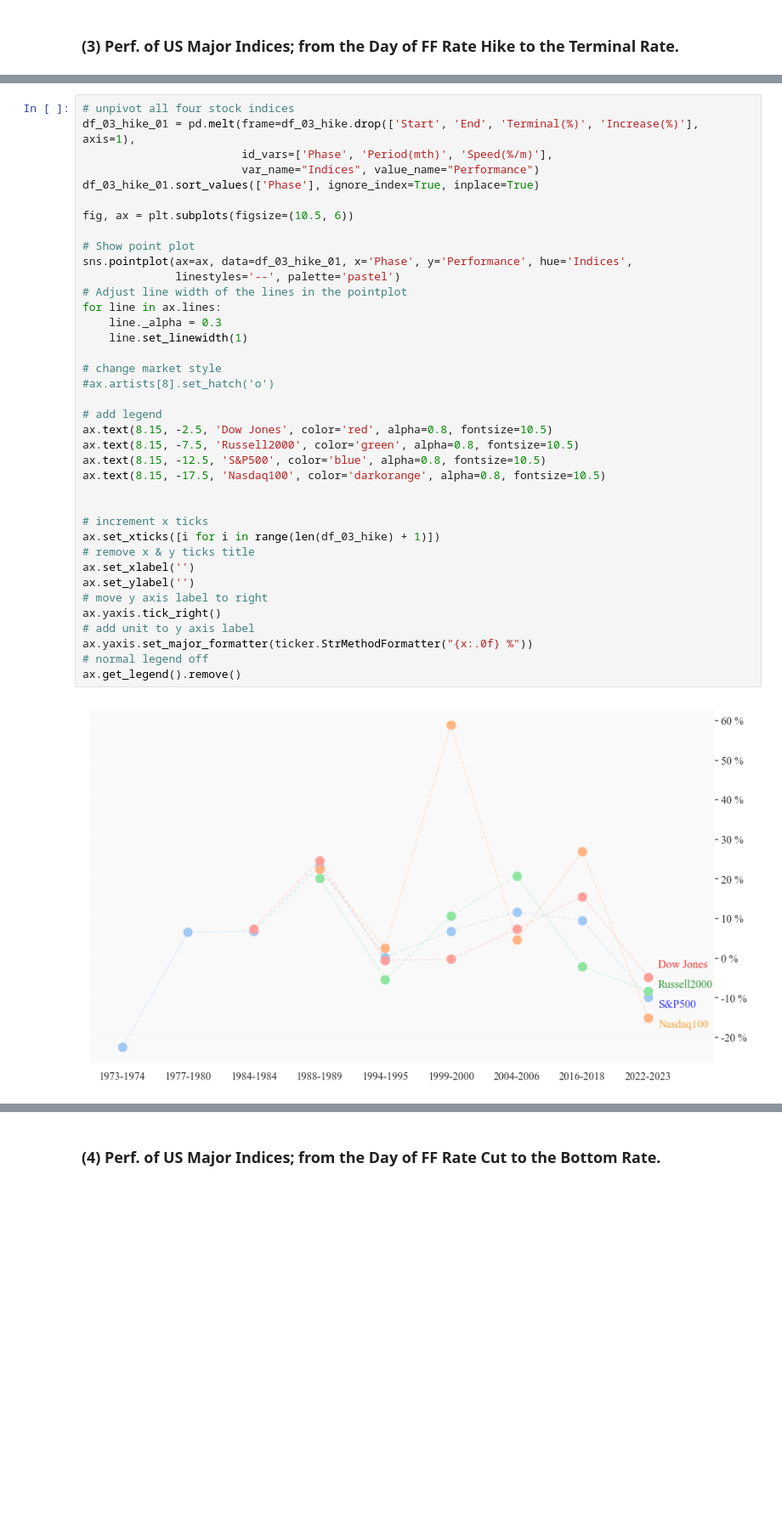
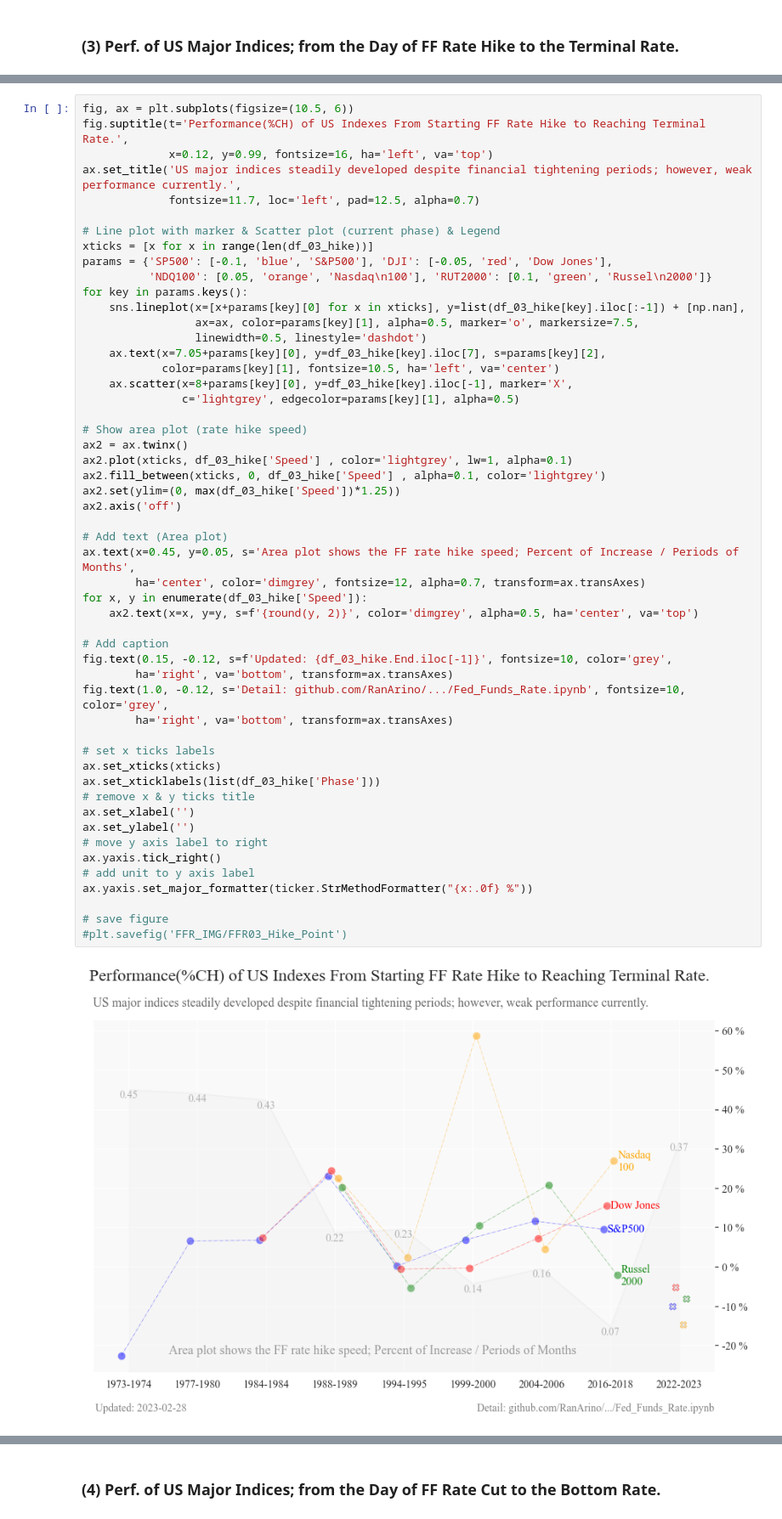
Before and after one commit to RanArino/Data_Analysis_Python, a Jupyter notebook: Finance/Interest_Rate/Fed_Funds_Rate.ipynb, the cells around one changed output, grey strips where cells are left out. Shown at 85% size. Saved outputs shown, nothing was run; the diff lists cells and outputs as text; blank space fills up the shorter version.

```diff
--- a/Finance/Interest_Rate/Fed_Funds_Rate.ipynb
+++ b/Finance/Interest_Rate/Fed_Funds_Rate.ipynb
@@ -1276,40 +1274,54 @@ df_03_hike
 # %%
-# unpivot all four stock indices
-df_03_hike_01 = pd.melt(frame=df_03_hike.drop(['Start', 'End', 'Terminal(%)', 'Increase(%)'], axis=1),
-                        id_vars=['Phase', 'Period(mth)', 'Speed(%/m)'],
-                        var_name="Indices", value_name="Performance")
-df_03_hike_01.sort_values(['Phase'], ignore_index=True, inplace=True)
+fig, ax = plt.subplots(figsize=(10.5, 6))
+fig.suptitle(t='Performance(%CH) of US Indexes From Starting FF Rate Hike to Reaching Terminal Rate.',
+             x=0.12, y=0.99, fontsize=16, ha='left', va='top')
+ax.set_title('US major indices steadily developed despite financial tightening periods; however, weak performance currently.',
+             fontsize=11.7, loc='left', pad=12.5, alpha=0.7)
 
-fig, ax = plt.subplots(figsize=(10.5, 6))
+# Line plot with marker & Scatter plot (current phase) & Legend
+xticks = [x for x in range(len(df_03_hike))]
+params = {'SP500': [-0.1, 'blue', 'S&P500'], 'DJI': [-0.05, 'red', 'Dow Jones'],
+          'NDQ100': [0.05, 'orange', 'Nasdaq\n100'], 'RUT2000': [0.1, 'green', 'Russel\n2000']}
+for key in params.keys():
+    sns.lineplot(x=[x+params[key][0] for x in xticks], y=list(df_03_hike[key].iloc[:-1]) + [np.nan],
+                 ax=ax, color=params[key][1], alpha=0.5, marker='o', markersize=7.5,
+                 linewidth=0.5, linestyle='dashdot')
+    ax.text(x=7.05+params[key][0], y=df_03_hike[key].iloc[7], s=params[key][2],
+            color=params[key][1], fontsize=10.5, ha='left', va='center')
+    ax.scatter(x=8+params[key][0], y=df_03_hike[key].iloc[-1], marker='X',
+               c='lightgrey', edgecolor=params[key][1], alpha=0.5)
 
-# Show point plot
-sns.pointplot(ax=ax, data=df_03_hike_01, x='Phase', y='Performance', hue='Indices',
-              linestyles='--', palette='pastel')
-# Adjust line width of the lines in the pointplot
-for line in ax.lines:
-    line._alpha = 0.3
-    line.set_linewidth(1)
+# Show area plot (rate hike speed)
+ax2 = ax.twinx()
+ax2.plot(xticks, df_03_hike['Speed'] , color='lightgrey', lw=1, alpha=0.1)
+ax2.fill_between(xticks, 0, df_03_hike['Speed'] , alpha=0.1, color='lightgrey')
+ax2.set(ylim=(0, max(df_03_hike['Speed'])*1.25))
+ax2.axis('off')
 
-# change market style
-#ax.artists[8].set_hatch('o')
+# Add text (Area plot)
+ax.text(x=0.45, y=0.05, s='Area plot shows the FF rate hike speed; Percent of Increase / Periods of Months',
+        ha='center', color='dimgrey', fontsize=12, alpha=0.7, transform=ax.transAxes)
+for x, y in enumerate(df_03_hike['Speed']):
+    ax2.text(x=x, y=y, s=f'{round(y, 2)}', color='dimgrey', alpha=0.5, ha='center', va='top')
 
-# add legend
-ax.text(8.15, -2.5, 'Dow Jones', color='red', alpha=0.8, fontsize=10.5)
-ax.text(8.15, -7.5, 'Russell2000', color='green', alpha=0.8, fontsize=10.5)
-ax.text(8.15, -12.5, 'S&P500', color='blue', alpha=0.8, fontsize=10.5)
-ax.text(8.15, -17.5, 'Nasdaq100', color='darkorange', alpha=0.8, fontsize=10.5)
+# Add caption
+fig.text(0.15, -0.12, s=f'Updated: {df_03_hike.End.iloc[-1]}', fontsize=10, color='grey',
+        ha='right', va='bottom', transform=ax.transAxes)
+fig.text(1.0, -0.12, s='Detail: github.com/RanArino/.../Fed_Funds_Rate.ipynb', fontsize=10, color='grey',
+        ha='right', va='bottom', transform=ax.transAxes)
 
-
-# increment x ticks
-ax.set_xticks([i for i in range(len(df_03_hike) + 1)])
+# set x ticks labels
+ax.set_xticks(xticks)
+ax.set_xticklabels(list(df_03_hike['Phase']))
 # remove x & y ticks title
 ax.set_xlabel('')
 ax.set_ylabel('')
 # move y axis label to right
 ax.yaxis.tick_right()
 # add unit to y axis label
 ax.yaxis.set_major_formatter(ticker.StrMethodFormatter("{x:.0f} %"))
-# normal legend off
-ax.get_legend().remove()
+
+# save figure
+#plt.savefig('FFR_IMG/FFR03_Hike_Point')
 # %% [output]
-[figure, old version]
+[figure, new version]
```
Also changed, not shown: parts of 19 cells of this notebook.
